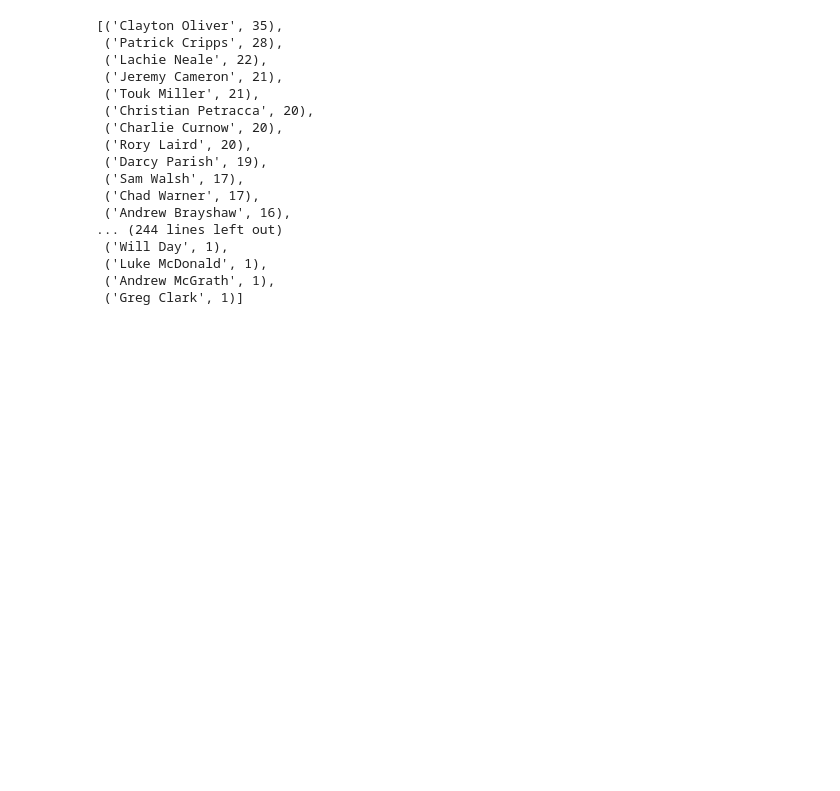
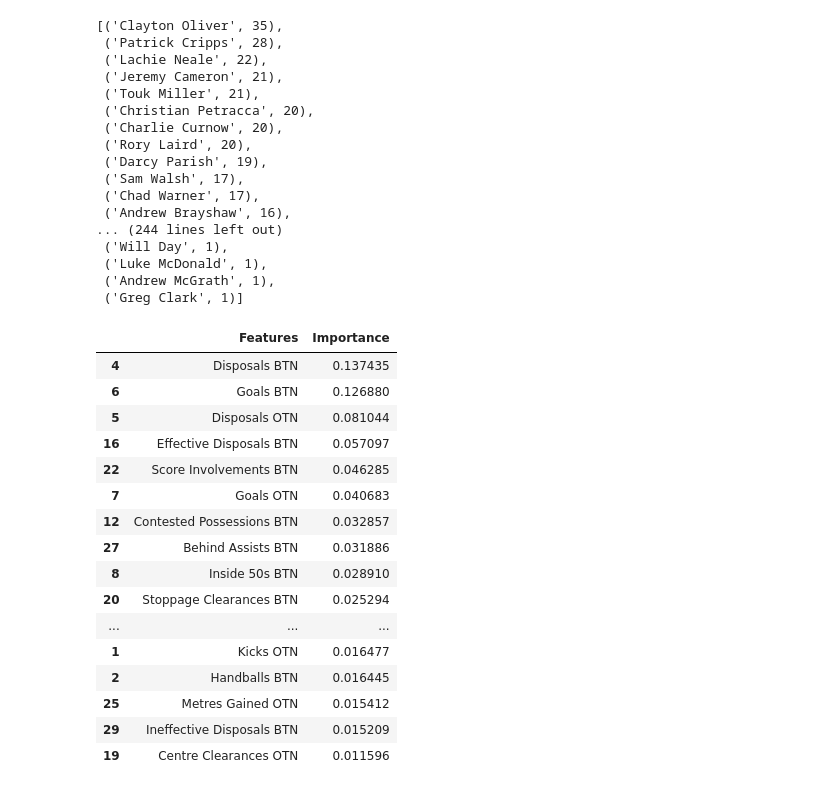
Before and after one commit to TGChenZP/AFLBrownlowPredictor_ML__2023, a Jupyter notebook: notebooks/8_MakePredictions.ipynb, the cells around one changed output. Cells and saved outputs as stored; diff of their text form; code cells hidden in the pictures; blank space fills up the shorter version.

```diff
--- a/notebooks/8_MakePredictions.ipynb
+++ b/notebooks/8_MakePredictions.ipynb
@@ -82,3 +82,25 @@ tally_list
  ('Luke McDonald', 1),
  ('Andrew McGrath', 1),
  ('Greg Clark', 1)]
+# %%
+feature_importance3 = pd.DataFrame({'Features': model3.feature_names_in_, 'Importance': model3.feature_importances_})
+feature_importance3 = feature_importance3.sort_values('Importance', ascending=False)
+feature_importance3
+# %% [output]
+|  | Features | Importance |
+| 4 | Disposals BTN | 0.137435 |
+| 6 | Goals BTN | 0.126880 |
+| 5 | Disposals OTN | 0.081044 |
+| 16 | Effective Disposals BTN | 0.057097 |
+| 22 | Score Involvements BTN | 0.046285 |
+| 7 | Goals OTN | 0.040683 |
+| 12 | Contested Possessions BTN | 0.032857 |
+| 27 | Behind Assists BTN | 0.031886 |
+| 8 | Inside 50s BTN | 0.028910 |
+| 20 | Stoppage Clearances BTN | 0.025294 |
+| ... | ... | ... |
+| 1 | Kicks OTN | 0.016477 |
+| 2 | Handballs BTN | 0.016445 |
+| 25 | Metres Gained OTN | 0.015412 |
+| 29 | Ineffective Disposals BTN | 0.015209 |
+| 19 | Centre Clearances OTN | 0.011596 |
```
Also changed, not shown: parts of 5 cells of this notebook, 11 other files.
